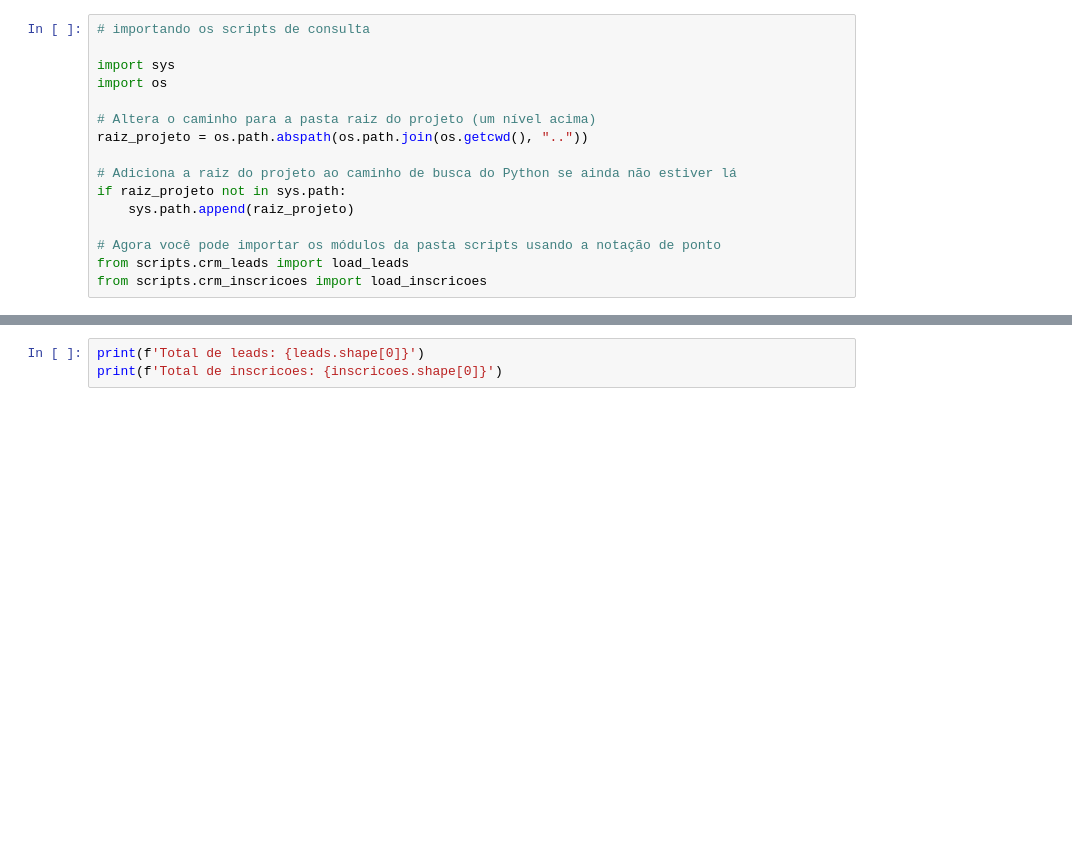
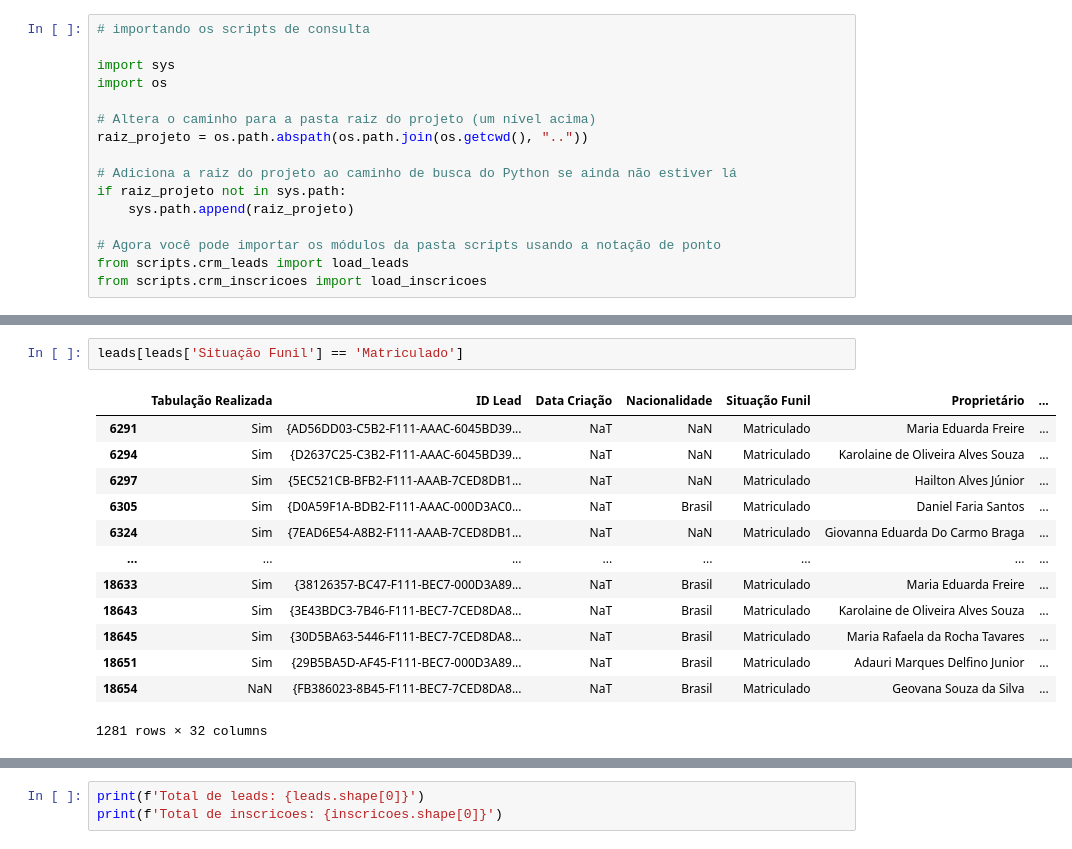
Before and after one commit to hugolosqui-trivento/automacoes-CRM, a Jupyter notebook: remocao_testes/conexao_api.ipynb, the cells around one changed output, grey strips where cells are left out. Saved outputs shown, nothing was run; the diff lists cells and outputs as text; blank space fills up the shorter version.

```diff
--- a/remocao_testes/conexao_api.ipynb
+++ b/remocao_testes/conexao_api.ipynb
@@ -37,3 +42,19 @@ Página 50: 102 registros
+# %%
+leads[leads['Situação Funil'] == 'Matriculado']
+# %% [output]
+|  | Tabulação Realizada | ID Lead | Data Criação | Nacionalidade | Situação Funil | Proprietário | ... |
+| 6291 | Sim | {AD56DD03-C5B2-F111-AAAC-6045BD39... | NaT | NaN | Matriculado | Maria Eduarda Freire | ... |
+| 6294 | Sim | {D2637C25-C3B2-F111-AAAC-6045BD39... | NaT | NaN | Matriculado | Karolaine de Oliveira Alves Souza | ... |
+| 6297 | Sim | {5EC521CB-BFB2-F111-AAAB-7CED8DB1... | NaT | NaN | Matriculado | Hailton Alves Júnior | ... |
+| 6305 | Sim | {D0A59F1A-BDB2-F111-AAAC-000D3AC0... | NaT | Brasil | Matriculado | Daniel Faria Santos | ... |
+| 6324 | Sim | {7EAD6E54-A8B2-F111-AAAB-7CED8DB1... | NaT | NaN | Matriculado | Giovanna Eduarda Do Carmo Braga | ... |
+| ... | ... | ... | ... | ... | ... | ... | ... |
+| 18633 | Sim | {38126357-BC47-F111-BEC7-000D3A89... | NaT | Brasil | Matriculado | Maria Eduarda Freire | ... |
+| 18643 | Sim | {3E43BDC3-7B46-F111-BEC7-7CED8DA8... | NaT | Brasil | Matriculado | Karolaine de Oliveira Alves Souza | ... |
+| 18645 | Sim | {30D5BA63-5446-F111-BEC7-7CED8DA8... | NaT | Brasil | Matriculado | Maria Rafaela da Rocha Tavares | ... |
+| 18651 | Sim | {29B5BA5D-AF45-F111-BEC7-000D3A89... | NaT | Brasil | Matriculado | Adauri Marques Delfino Junior | ... |
+| 18654 | NaN | {FB386023-8B45-F111-BEC7-7CED8DA8... | NaT | Brasil | Matriculado | Geovana Souza da Silva | ... |
+1281 rows × 32 columns
 # %%
 """
 CRM Educacional -> Power BI
```
Also changed, not shown: parts of 3 cells of this notebook.
